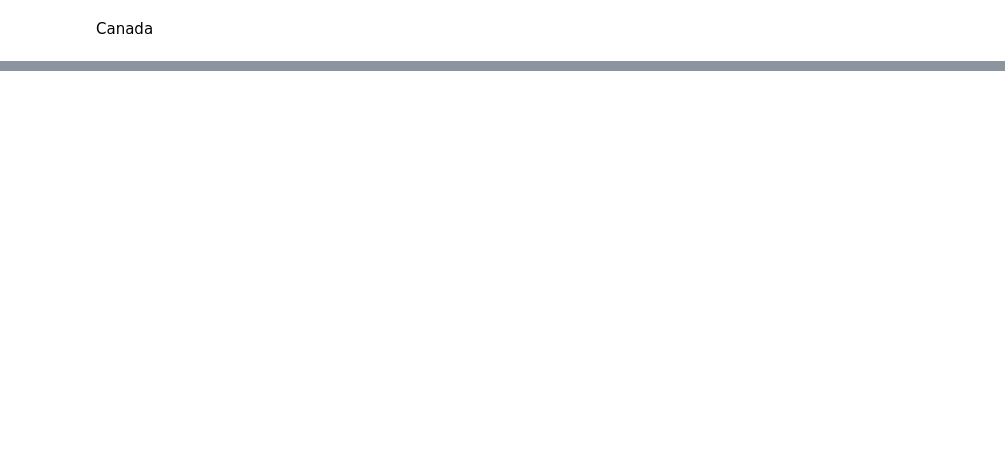
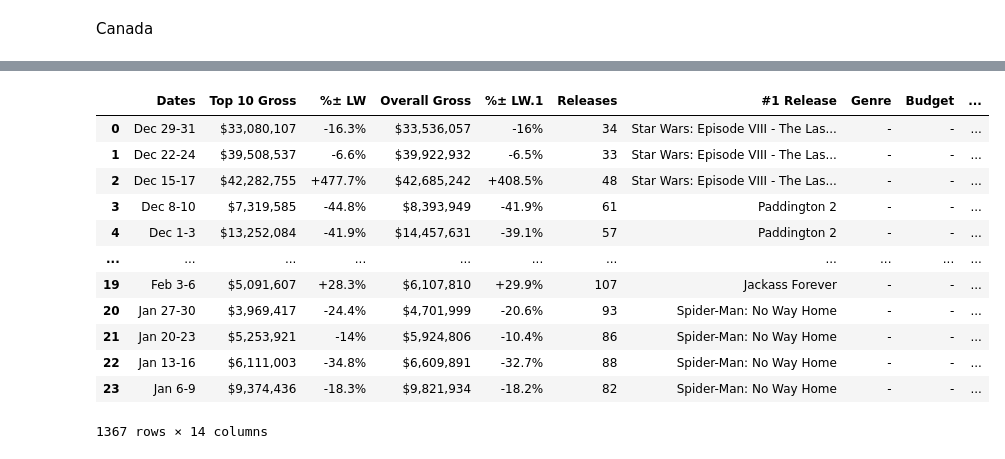
Before and after one commit to nathanmartin5937/capstone, a Jupyter notebook: notebooks/box_office_international_scrape.ipynb, the cells around one changed output, grey strips where cells are left out. Drawn from its saved outputs; the diff is of its cells as text; code cells hidden in the pictures; blank space fills up the shorter version.

```diff
--- a/notebooks/box_office_international_scrape.ipynb
+++ b/notebooks/box_office_international_scrape.ipynb
@@ -323,8 +393,22 @@ ca
 # %%
-countries = [uk, gm, jp, ko, ca]
+countries = [uk, gm, jp, ko, au]
 
 box_office_international = pd.concat(countries)
 box_office_international
+# %% [output]
+|  | Dates | Top 10 Gross | %± LW | Overall Gross | %± LW.1 | Releases | #1 Release | Genre | Budget | ... |
+| 0 | Dec 29-31 | $33,080,107 | -16.3% | $33,536,057 | -16% | 34 | Star Wars: Episode VIII - The Las... | - | - | ... |
+| 1 | Dec 22-24 | $39,508,537 | -6.6% | $39,922,932 | -6.5% | 33 | Star Wars: Episode VIII - The Las... | - | - | ... |
+| 2 | Dec 15-17 | $42,282,755 | +477.7% | $42,685,242 | +408.5% | 48 | Star Wars: Episode VIII - The Las... | - | - | ... |
+| 3 | Dec 8-10 | $7,319,585 | -44.8% | $8,393,949 | -41.9% | 61 | Paddington 2 | - | - | ... |
+| 4 | Dec 1-3 | $13,252,084 | -41.9% | $14,457,631 | -39.1% | 57 | Paddington 2 | - | - | ... |
+| ... | ... | ... | ... | ... | ... | ... | ... | ... | ... | ... |
+| 19 | Feb 3-6 | $5,091,607 | +28.3% | $6,107,810 | +29.9% | 107 | Jackass Forever | - | - | ... |
+| 20 | Jan 27-30 | $3,969,417 | -24.4% | $4,701,999 | -20.6% | 93 | Spider-Man: No Way Home | - | - | ... |
+| 21 | Jan 20-23 | $5,253,921 | -14% | $5,924,806 | -10.4% | 86 | Spider-Man: No Way Home | - | - | ... |
+| 22 | Jan 13-16 | $6,111,003 | -34.8% | $6,609,891 | -32.7% | 88 | Spider-Man: No Way Home | - | - | ... |
+| 23 | Jan 6-9 | $9,374,436 | -18.3% | $9,821,934 | -18.2% | 82 | Spider-Man: No Way Home | - | - | ... |
+1367 rows × 14 columns
 # %%
 box_office_international.to_csv('box_office_international.csv')
 box_office_international.to_csv('C:/Users/natha/Documents/NSS/Projects/capstone_3/data/box_office_international.csv')
```
Also changed, not shown: parts of 5 cells of this notebook, 10 other files.
